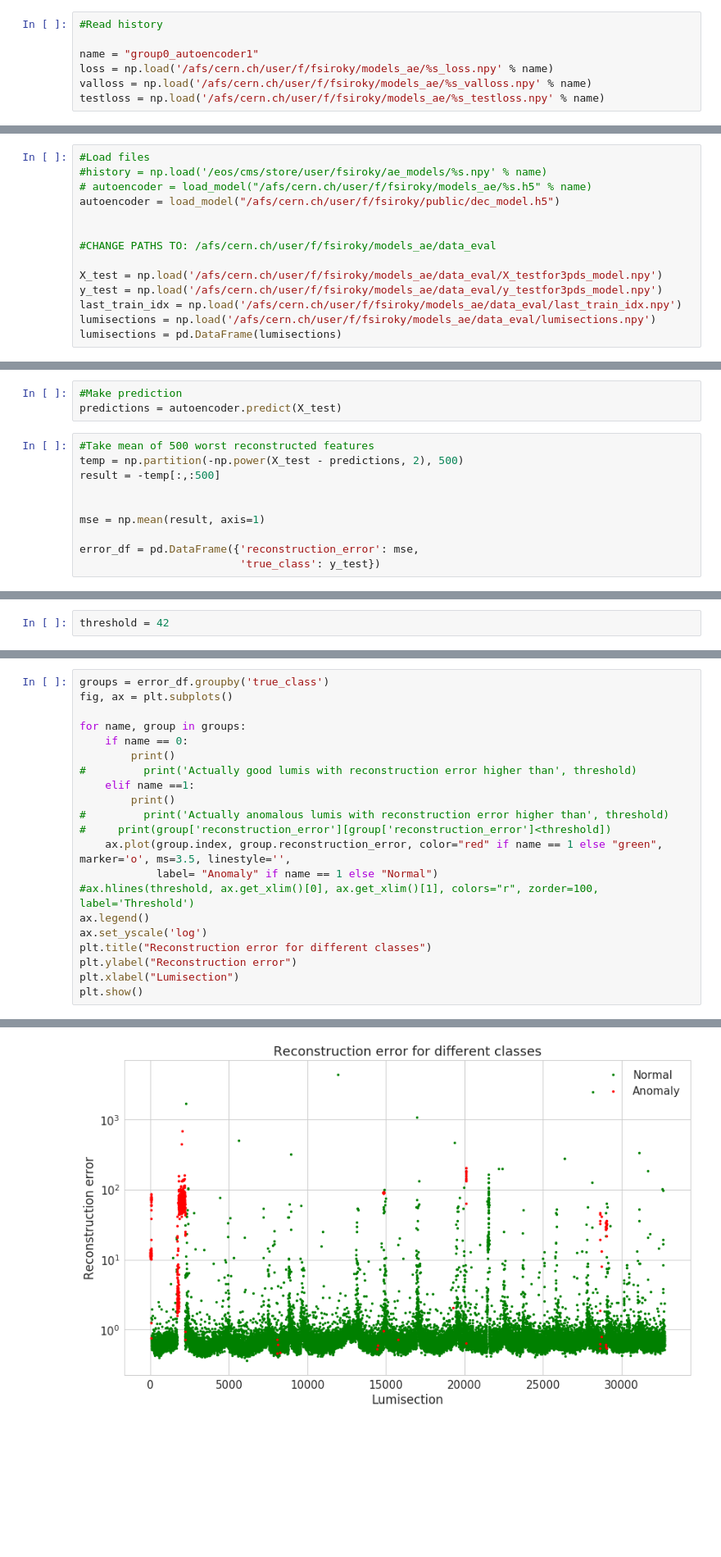
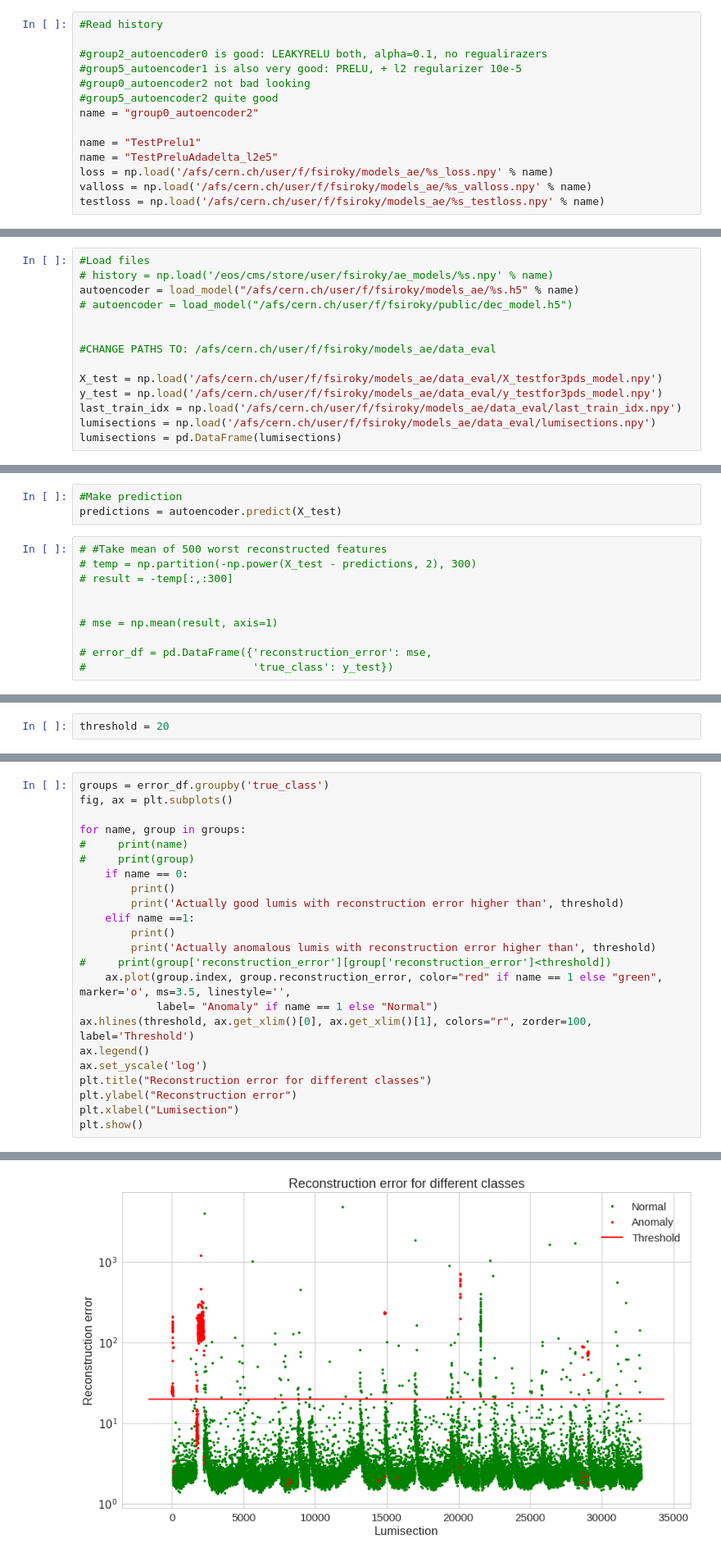
Before and after one commit to gnomeosaurus/machinelearning4dc, a Jupyter notebook: hackathon_evaluation.ipynb, the cells around one changed output, grey strips where cells are left out. Shown at 82% size. Cells and saved outputs as stored; diff of their text form; blank space fills up the shorter version.

```diff
--- a/hackathon_evaluation.ipynb
+++ b/hackathon_evaluation.ipynb
@@ -42,7 +43,14 @@ os.system("echo %s | kinit" % getpass.getpass())
 # %%
 #Read history
 
-name = "group0_autoencoder1"
+#group2_autoencoder0 is good: LEAKYRELU both, alpha=0.1, no regualirazers
+#group5_autoencoder1 is also very good: PRELU, + l2 regularizer 10e-5
+#group0_autoencoder2 not bad looking
+#group5_autoencoder2 quite good
+name = "group0_autoencoder2"
+
+name = "TestPrelu1"
+name = "TestPreluAdadelta_l2e5"
 loss = np.load('/afs/cern.ch/user/f/fsiroky/models_ae/%s_loss.npy' % name)
 valloss = np.load('/afs/cern.ch/user/f/fsiroky/models_ae/%s_valloss.npy' % name)
 testloss = np.load('/afs/cern.ch/user/f/fsiroky/models_ae/%s_testloss.npy' % name)
@@ -64,8 +72,8 @@ plt.legend(['train', 'validation_good', 'test' ], loc='upper right')
 # %%
 #Load files
-#history = np.load('/eos/cms/store/user/fsiroky/ae_models/%s.npy' % name)
-# autoencoder = load_model("/afs/cern.ch/user/f/fsiroky/models_ae/%s.h5" % name)
-autoencoder = load_model("/afs/cern.ch/user/f/fsiroky/public/dec_model.h5")
+# history = np.load('/eos/cms/store/user/fsiroky/ae_models/%s.npy' % name)
+autoencoder = load_model("/afs/cern.ch/user/f/fsiroky/models_ae/%s.h5" % name)
+# autoencoder = load_model("/afs/cern.ch/user/f/fsiroky/public/dec_model.h5")
 
 
 #CHANGE PATHS TO: /afs/cern.ch/user/f/fsiroky/models_ae/data_eval
@@ -100,12 +108,12 @@ _________________________________________________________________
 #Make prediction
 predictions = autoencoder.predict(X_test)
 # %%
-#Take mean of 500 worst reconstructed features
-temp = np.partition(-np.power(X_test - predictions, 2), 500)
-result = -temp[:,:500]
+# #Take mean of 500 worst reconstructed features
+# temp = np.partition(-np.power(X_test - predictions, 2), 300)
+# result = -temp[:,:300]
 
 
-mse = np.mean(result, axis=1)
+# mse = np.mean(result, axis=1)
 
-error_df = pd.DataFrame({'reconstruction_error': mse,
-                         'true_class': y_test})
+# error_df = pd.DataFrame({'reconstruction_error': mse,
+#                          'true_class': y_test})
@@ -134,2 +202,2 @@ plt.show()
 # %%
-threshold = 42
+threshold = 20
@@ -138,16 +216,18 @@ groups = error_df.groupby('true_class')
 fig, ax = plt.subplots()
 
 for name, group in groups:
+#     print(name)
+#     print(group)
     if name == 0:
         print()
-#         print('Actually good lumis with reconstruction error higher than', threshold)
+        print('Actually good lumis with reconstruction error higher than', threshold)
     elif name ==1:
         print()
-#         print('Actually anomalous lumis with reconstruction error higher than', threshold)
+        print('Actually anomalous lumis with reconstruction error higher than', threshold)
 #     print(group['reconstruction_error'][group['reconstruction_error']<threshold])
     ax.plot(group.index, group.reconstruction_error, color="red" if name == 1 else "green", marker='o', ms=3.5, linestyle='',
             label= "Anomaly" if name == 1 else "Normal")
-#ax.hlines(threshold, ax.get_xlim()[0], ax.get_xlim()[1], colors="r", zorder=100, label='Threshold')
+ax.hlines(threshold, ax.get_xlim()[0], ax.get_xlim()[1], colors="r", zorder=100, label='Threshold')
 ax.legend()
 ax.set_yscale('log')
 plt.title("Reconstruction error for different classes")
@@ -158 +241 @@ plt.show()
-[figure, old version]
+[figure, new version]
```
Also changed, not shown: parts of 19 cells of this notebook, 1 other file.
